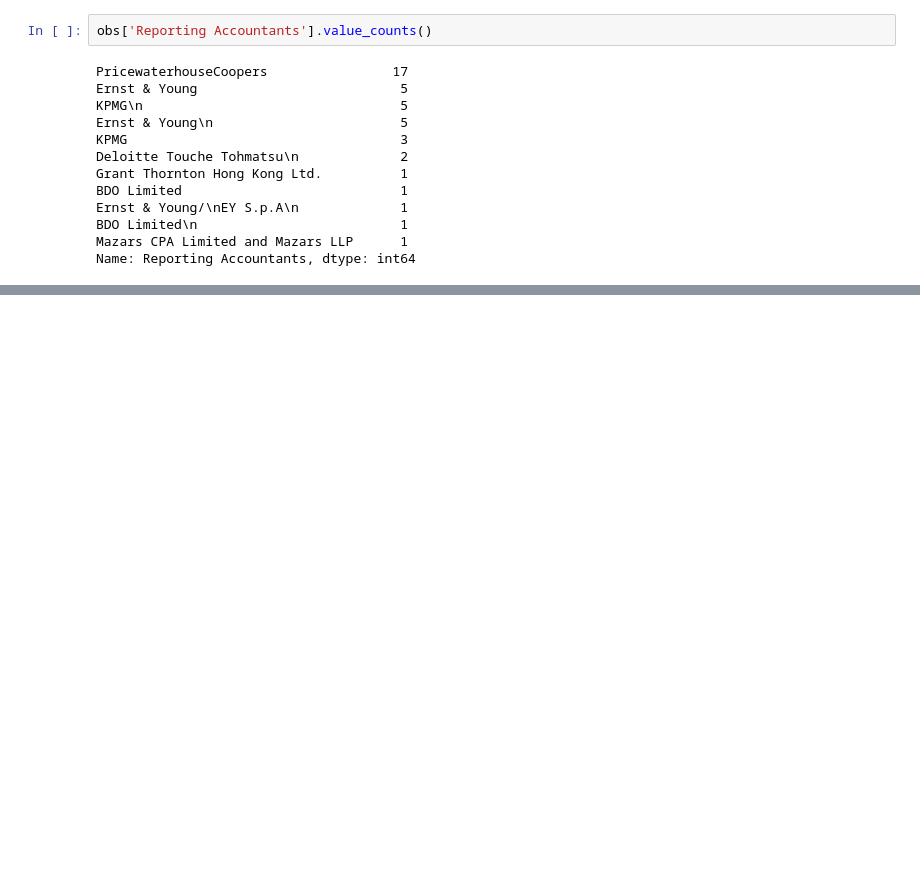
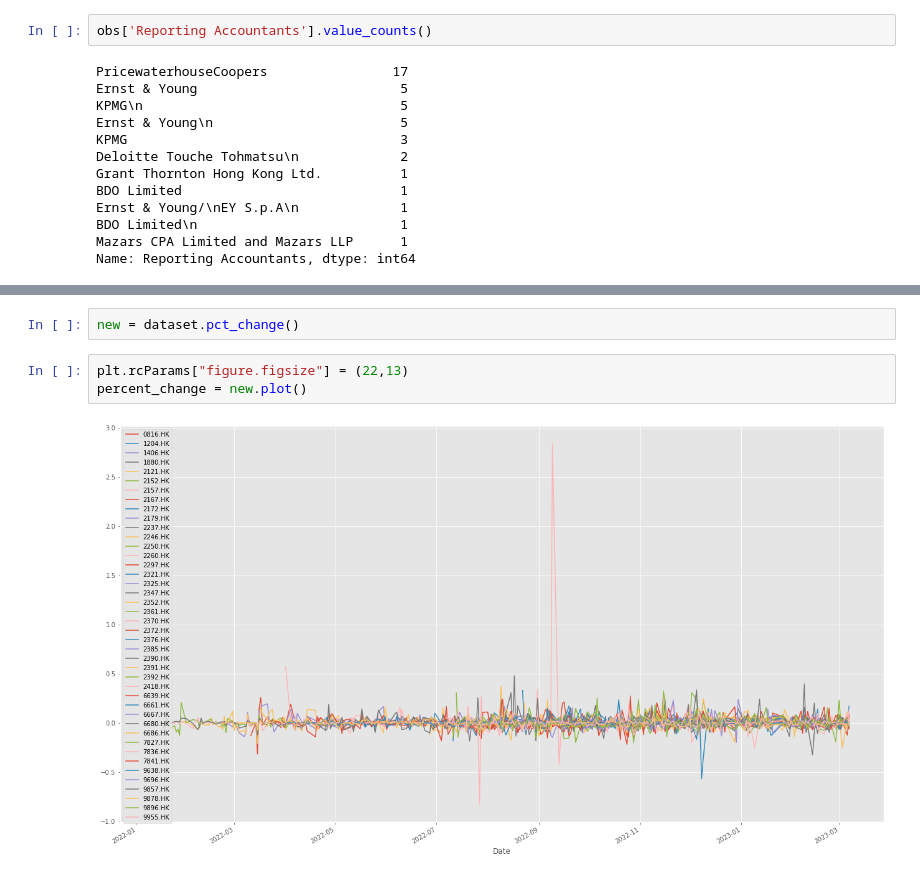
Before and after one commit to isabellasonoma/DS-Projects, a Jupyter notebook: IPO Data.ipynb, the cells around one changed output, grey strips where cells are left out. Cells and saved outputs as stored; diff of their text form; blank space fills up the shorter version.

```diff
--- a/IPO Data.ipynb
+++ b/IPO Data.ipynb
@@ -200,0 +286,7 @@ Name: Reporting Accountants, dtype: int64
+# %%
+new = dataset.pct_change()
+# %%
+plt.rcParams["figure.figsize"] = (22,13)
+percent_change = new.plot()
+# %% [output]
+[figure, added]
```
Also changed, not shown: parts of 22 cells of this notebook.
